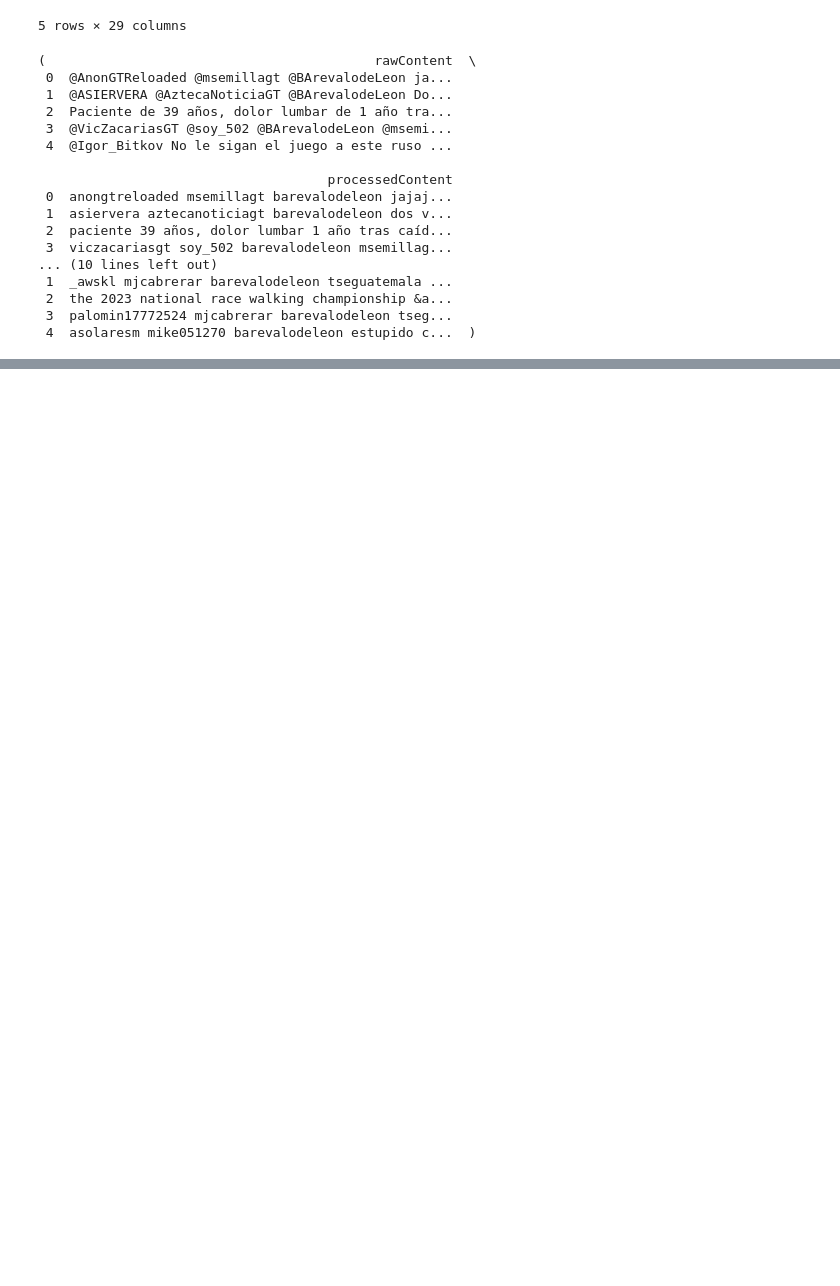
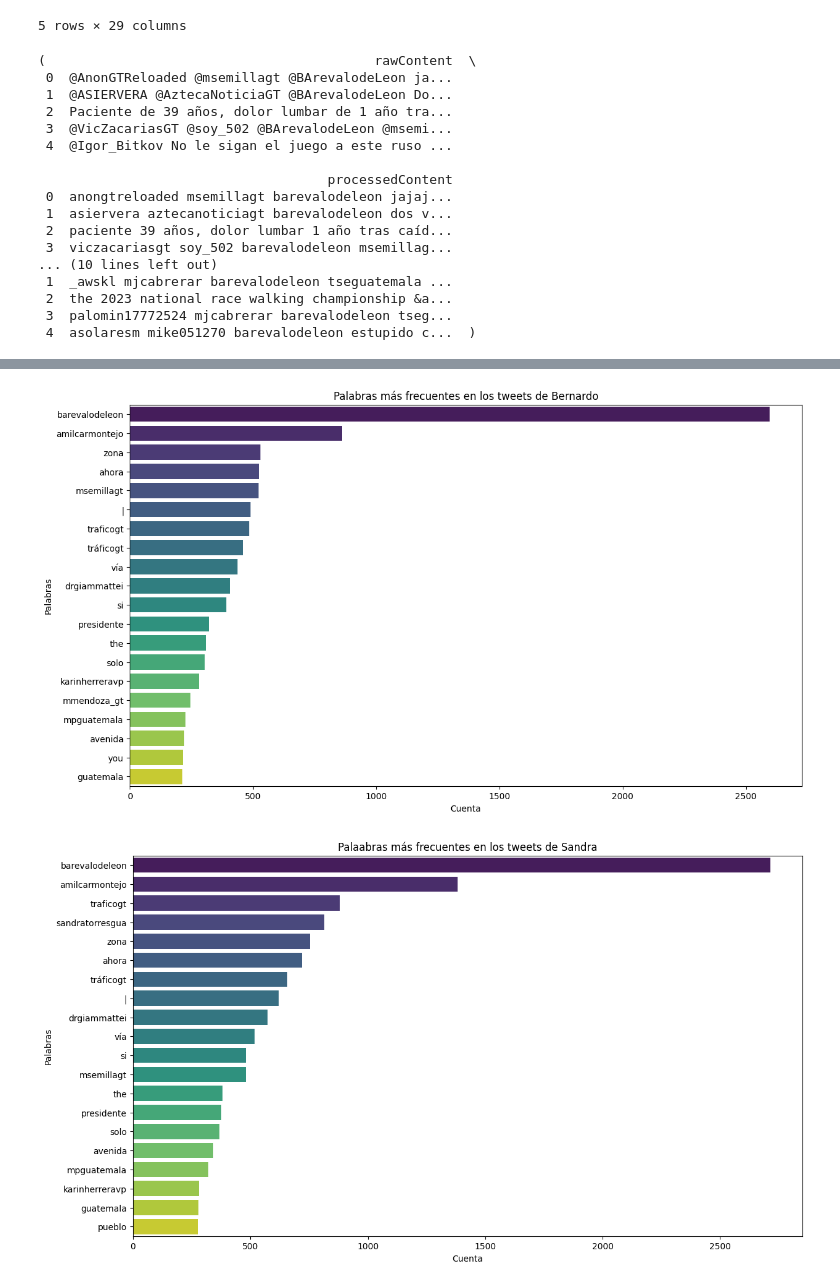
Before and after one commit to alv18051/ds6, a Jupyter notebook: lab6.ipynb, the cells around one changed output, grey strips where cells are left out. Drawn from its saved outputs; the diff is of its cells as text; code cells hidden in the pictures; blank space fills up the shorter version.

```diff
--- a/lab6.ipynb
+++ b/lab6.ipynb
@@ -314,0 +342,23 @@ bernardo_processed_head, sandra_processed_head
+# %%
+def plot_most_frequent_words(df, column_name, title, n=20):
+    all_words = ' '.join(df[column_name]).split()
+
+    word_freq = Counter(all_words)
+
+    common_words = word_freq.most_common(n)
+
+    words = [word[0] for word in common_words]
+    counts = [word[1] for word in common_words]
+
+    plt.figure(figsize=(14,8))
+    sns.barplot(x=counts, y=words, palette="viridis")
+    plt.title(title)
+    plt.xlabel('Cuenta')
+    plt.ylabel('Palabras')
+    plt.show()
+
+plot_most_frequent_words(bernardo_df, 'processedContent', 'Palabras más frecuentes en los tweets de Bernardo')
+plot_most_frequent_words(sandra_df, 'processedContent', 'Palaabras más frecuentes en los tweets de Sandra')
+# %% [output]
+[figure, added]
+[figure, added]
```
Also changed, not shown: parts of 9 cells of this notebook.
